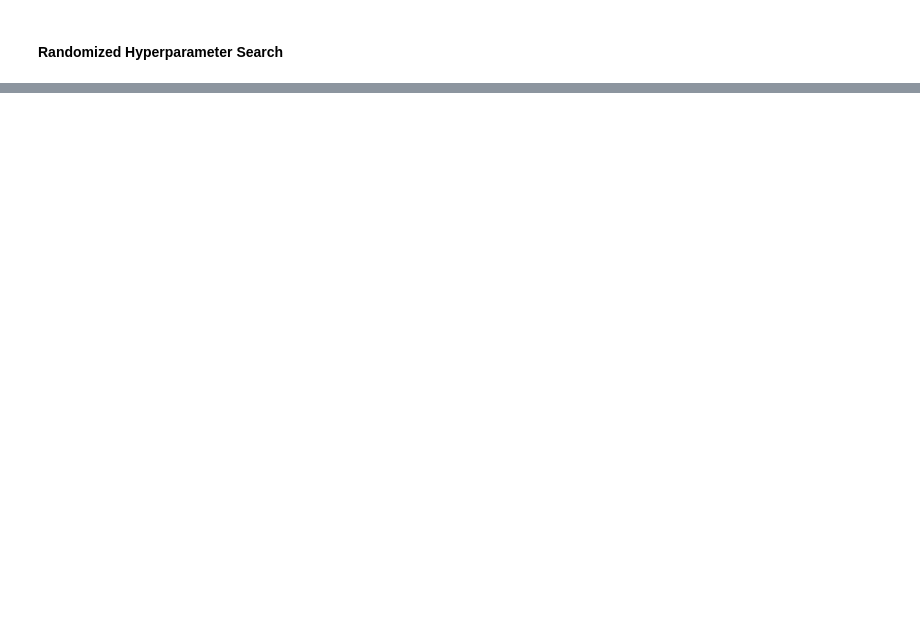
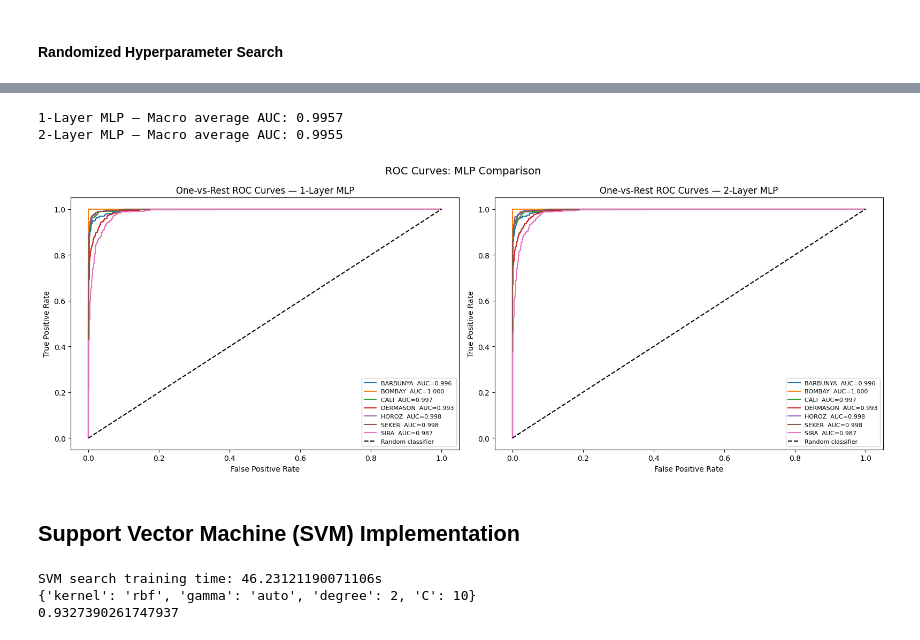
Before and after one commit to JoshNarindra/NECO_Proj, a Jupyter notebook: NECO_project.ipynb, the cells around one changed output, grey strips where cells are left out. Saved outputs shown, nothing was run; the diff lists cells and outputs as text; code cells hidden in the pictures; blank space fills up the shorter version.

```diff
--- a/NECO_project.ipynb
+++ b/NECO_project.ipynb
@@ -463,0 +766,32 @@ param_dist = {
+# %%
+# Model Evaluation
+# ROC Curves — 1-Layer vs 2-Layer MLP
+
+y_test_np = y_test.numpy()
+y_test_bin = label_binarize(y_test_np, classes=[0,1,2,3,4,5,6])
+
+fig, axes = plt.subplots(1, 2, figsize=(16, 6))
+
+for ax, y_prob, title in zip(axes, [y_prob, y_prob2], ['1-Layer MLP', '2-Layer MLP']):
+    auc_scores = []
+    for i in range(7):
+        fpr, tpr, _ = roc_curve(y_test_bin[:, i], y_prob[:, i])
+        roc_auc = auc(fpr, tpr)
+        auc_scores.append(roc_auc)
+        ax.plot(fpr, tpr, label=f'{le.classes_[i]}  AUC={roc_auc:.3f}')
+    ax.plot([0, 1], [0, 1], 'k--', label='Random classifier')
+    ax.set_xlabel('False Positive Rate')
+    ax.set_ylabel('True Positive Rate')
+    ax.set_title(f'One-vs-Rest ROC Curves — {title}')
+    ax.legend(loc='lower right', fontsize=8)
+    print(f'{title} — Macro average AUC: {sum(auc_scores)/len(auc_scores):.4f}')
+
+plt.suptitle('ROC Curves: MLP Comparison', fontsize=14)
+plt.tight_layout()
+plt.show()
+# %% [output]
+1-Layer MLP — Macro average AUC: 0.9957
+2-Layer MLP — Macro average AUC: 0.9955
+[figure, added]
+# %% [markdown]
+<h2> Support Vector Machine (SVM) Implementation </h2>
@@ -463,0 +800,36 @@ param_dist = {
+# %%
+# Hyperparameters
+param_dist = {
+    'C': [0.1, 1, 10, 100],
+    'kernel': ['rbf', 'linear', 'poly'],
+    'gamma': ['scale', 'auto', 0.001, 0.01, 0.1],
+    'degree': [2, 3, 4]  # only used when kernel='poly'
+}
+
+# Model
+svm = SVC(random_state=42)
+
+if LOAD_MODEL and os.path.exists('svm_search.pkl'):
+    random_search = joblib.load('svm_search.pkl')
+else:
+    start=time.time()
+    # Random Search
+    random_search = RandomizedSearchCV(
+        estimator=svm,
+        param_distributions=param_dist,
+        n_iter=50,
+        cv=5,
+        scoring='f1_weighted',
+        n_jobs=-1,
+        random_state=42
+    )
+    random_search.fit(X_search, y_search)
+    svm_train_time = time.time()-start
+    print(f"\nSVM search training time: {svm_train_time}s")
+    joblib.dump(random_search, 'svm_search.pkl')
+print(random_search.best_params_)
+print(random_search.best_score_)
+# %% [output]
+SVM search training time: 46.23121190071106s
+{'kernel': 'rbf', 'gamma': 'auto', 'degree': 2, 'C': 10}
+0.9327390261747937
```
Also changed, not shown: parts of 35 cells of this notebook, 7 other files.
